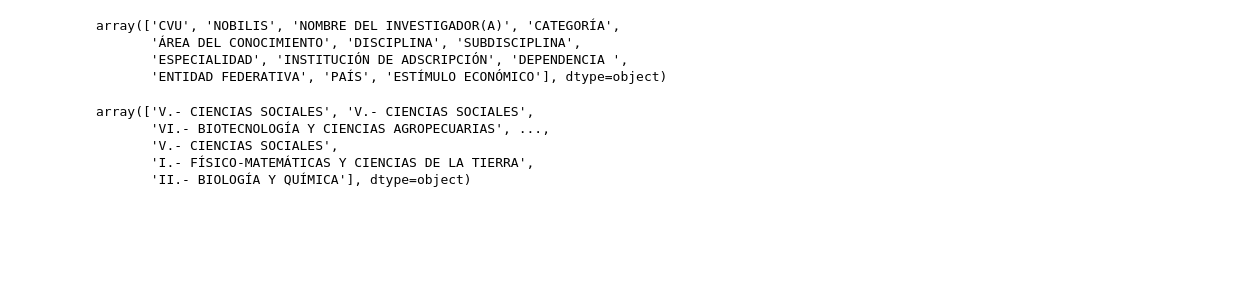
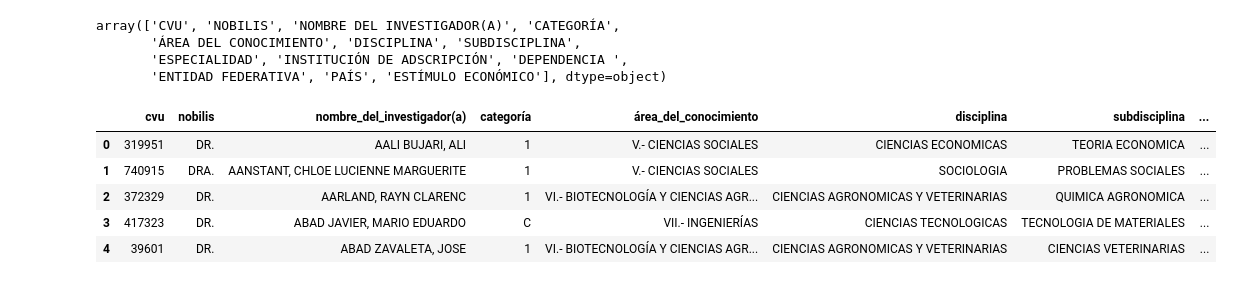
Before and after one commit to isadoji/sni, a Jupyter notebook: sni2021.ipynb, the cells around one changed output. Drawn from its saved outputs; the diff is of its cells as text; code cells hidden in the pictures; blank space fills up the shorter version.

```diff
--- a/sni2021.ipynb
+++ b/sni2021.ipynb
@@ -45,11 +53,37 @@ array(['CVU', 'NOBILIS', 'NOMBRE DEL INVESTIGADOR(A)', 'CATEGORÍA',
        'ÁREA DEL CONOCIMIENTO', 'DISCIPLINA', 'SUBDISCIPLINA',
        'ESPECIALIDAD', 'INSTITUCIÓN DE ADSCRIPCIÓN', 'DEPENDENCIA ',
        'ENTIDAD FEDERATIVA', 'PAÍS', 'ESTÍMULO ECONÓMICO'], dtype=object)
-# %%
-data["ÁREA DEL CONOCIMIENTO"].values
-# %% [output]
-array(['V.- CIENCIAS SOCIALES', 'V.- CIENCIAS SOCIALES',
-       'VI.- BIOTECNOLOGÍA Y CIENCIAS AGROPECUARIAS', ...,
-       'V.- CIENCIAS SOCIALES',
-       'I.- FÍSICO-MATEMÁTICAS Y CIENCIAS DE LA TIERRA',
-       'II.- BIOLOGÍA Y QUÍMICA'], dtype=object)
+# %%
+'''
+Renombrar columnas: Bucle en los encabezados para :
+1. Poner todo en minúsculas
+2. Eliminar los espacios
+3. Remplazar espacio entre palabras por "_"
+'''
+
+new_col_names = []
+
+for name in df.columns:
+    # Luego, pon todas las letras en minúsculas
+    name_lowered = name.lower()
+    # Elimina los espacios al principio y al final
+    name_stripped = name_lowered.strip()
+    # Por último, reemplaza los espacios entre palabras por guiones bajos
+    name_no_spaces = name_stripped.replace(' ', '_')
+    # Convertir todo a string
+    name_string = str(name_no_spaces)
+    # Agrega el nuevo nombre a la lista de nuevos nombres de columna
+    new_col_names.append(name_string)
+
+
+# Reemplaza los nombres anteriores por los nuevos
+df.columns = new_col_names
+#data['categoría'] = data['categoría'].astype(str)
+df.head()
+# %% [output]
+|  | cvu | nobilis | nombre_del_investigador(a) | categoría | área_del_conocimiento | disciplina | subdisciplina | ... |
+| 0 | 319951 | DR. | AALI BUJARI, ALI | 1 | V.- CIENCIAS SOCIALES | CIENCIAS ECONOMICAS | TEORIA ECONOMICA | ... |
+| 1 | 740915 | DRA. | AANSTANT, CHLOE LUCIENNE MARGUERITE | 1 | V.- CIENCIAS SOCIALES | SOCIOLOGIA | PROBLEMAS SOCIALES | ... |
+| 2 | 372329 | DR. | AARLAND, RAYN CLARENC | 1 | VI.- BIOTECNOLOGÍA Y CIENCIAS AGR... | CIENCIAS AGRONOMICAS Y VETERINARIAS | QUIMICA AGRONOMICA | ... |
+| 3 | 417323 | DR. | ABAD JAVIER, MARIO EDUARDO | C | VII.- INGENIERÍAS | CIENCIAS TECNOLOGICAS | TECNOLOGIA DE MATERIALES | ... |
+| 4 | 39601 | DR. | ABAD ZAVALETA, JOSE | 1 | VI.- BIOTECNOLOGÍA Y CIENCIAS AGR... | CIENCIAS AGRONOMICAS Y VETERINARIAS | CIENCIAS VETERINARIAS | ... |
```
Also changed, not shown: parts of 15 cells of this notebook.
